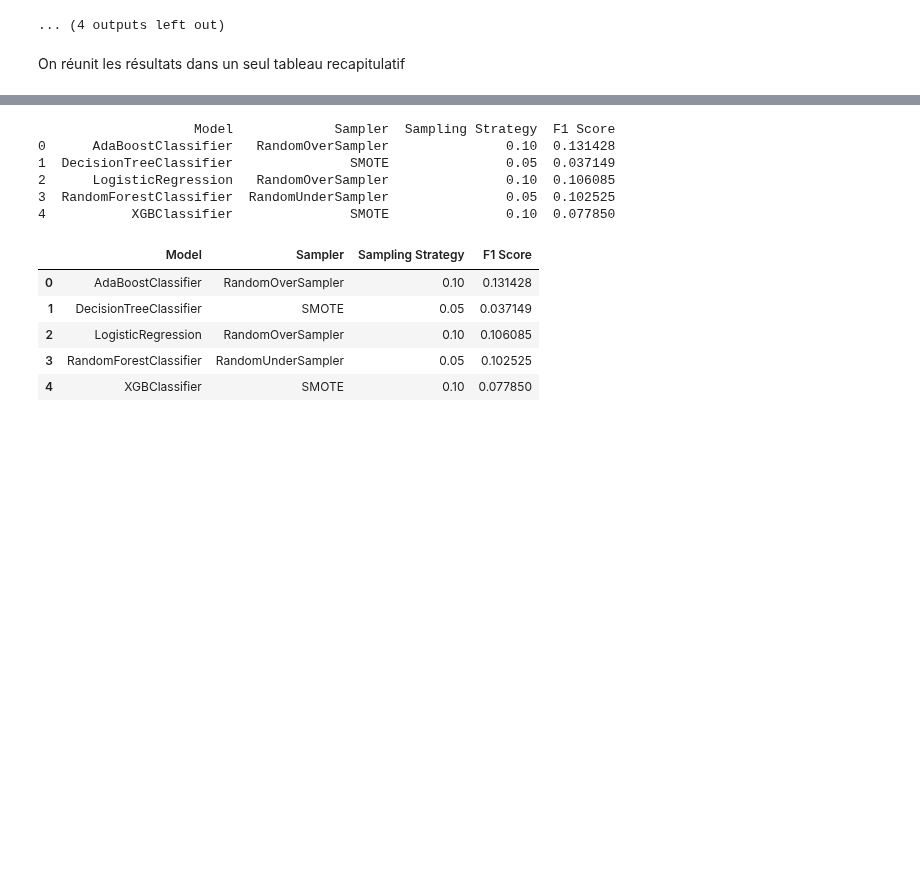
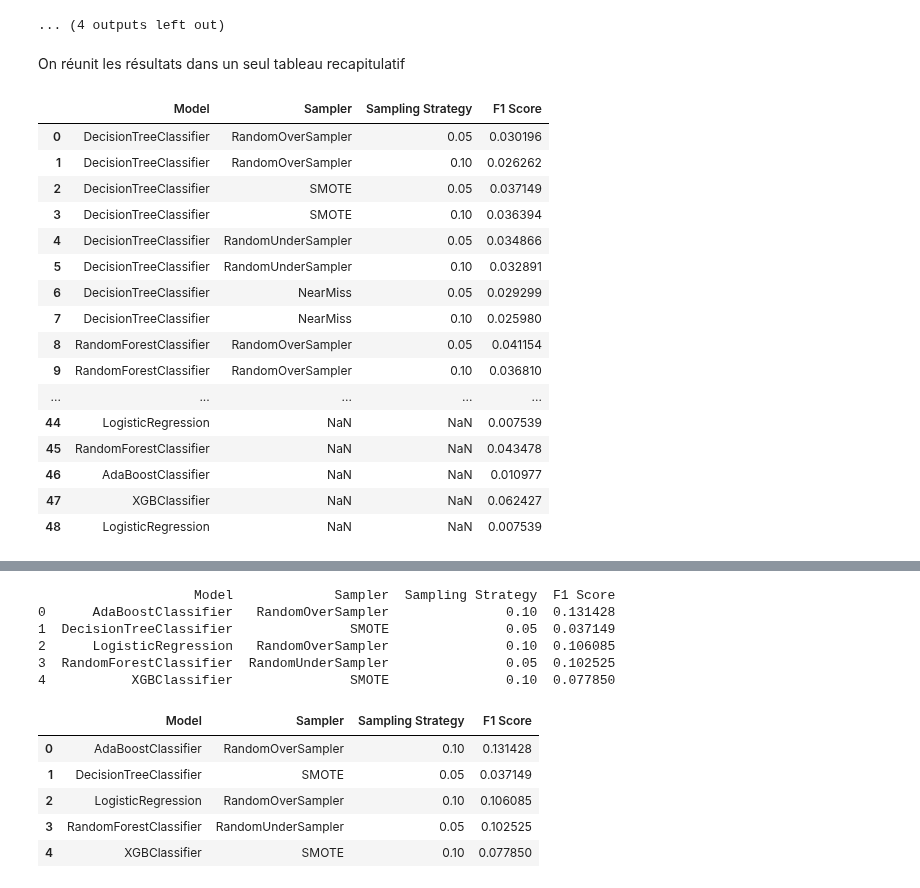
Before and after one commit to Martinrev/fraud-detection, a Jupyter notebook: test.ipynb, the cells around one changed output, grey strips where cells are left out. Saved outputs shown, nothing was run; the diff lists cells and outputs as text; code cells hidden in the pictures; blank space fills up the shorter version.

```diff
--- a/test.ipynb
+++ b/test.ipynb
@@ -428,6 +426,26 @@ results_df = pd.concat([result_sampling, result_no_sampling])
 results_df.to_pickle('dataframe_recap_sampling_no_sampling.pkl')
 # %%
 results_df.reset_index(drop=True, inplace=True)
+# %%
+results_df.head(50)
+# %% [output]
+|  | Model | Sampler | Sampling Strategy | F1 Score |
+| 0 | DecisionTreeClassifier | RandomOverSampler | 0.05 | 0.030196 |
+| 1 | DecisionTreeClassifier | RandomOverSampler | 0.10 | 0.026262 |
+| 2 | DecisionTreeClassifier | SMOTE | 0.05 | 0.037149 |
+| 3 | DecisionTreeClassifier | SMOTE | 0.10 | 0.036394 |
+| 4 | DecisionTreeClassifier | RandomUnderSampler | 0.05 | 0.034866 |
+| 5 | DecisionTreeClassifier | RandomUnderSampler | 0.10 | 0.032891 |
+| 6 | DecisionTreeClassifier | NearMiss | 0.05 | 0.029299 |
+| 7 | DecisionTreeClassifier | NearMiss | 0.10 | 0.025980 |
+| 8 | RandomForestClassifier | RandomOverSampler | 0.05 | 0.041154 |
+| 9 | RandomForestClassifier | RandomOverSampler | 0.10 | 0.036810 |
+| ... | ... | ... | ... | ... |
+| 44 | LogisticRegression | NaN | NaN | 0.007539 |
+| 45 | RandomForestClassifier | NaN | NaN | 0.043478 |
+| 46 | AdaBoostClassifier | NaN | NaN | 0.010977 |
+| 47 | XGBClassifier | NaN | NaN | 0.062427 |
+| 48 | LogisticRegression | NaN | NaN | 0.007539 |
 # %%
 results_df.describe(include='all')
 # %% [output]
```
Also changed, not shown: parts of 5 cells of this notebook, 3 other files.
